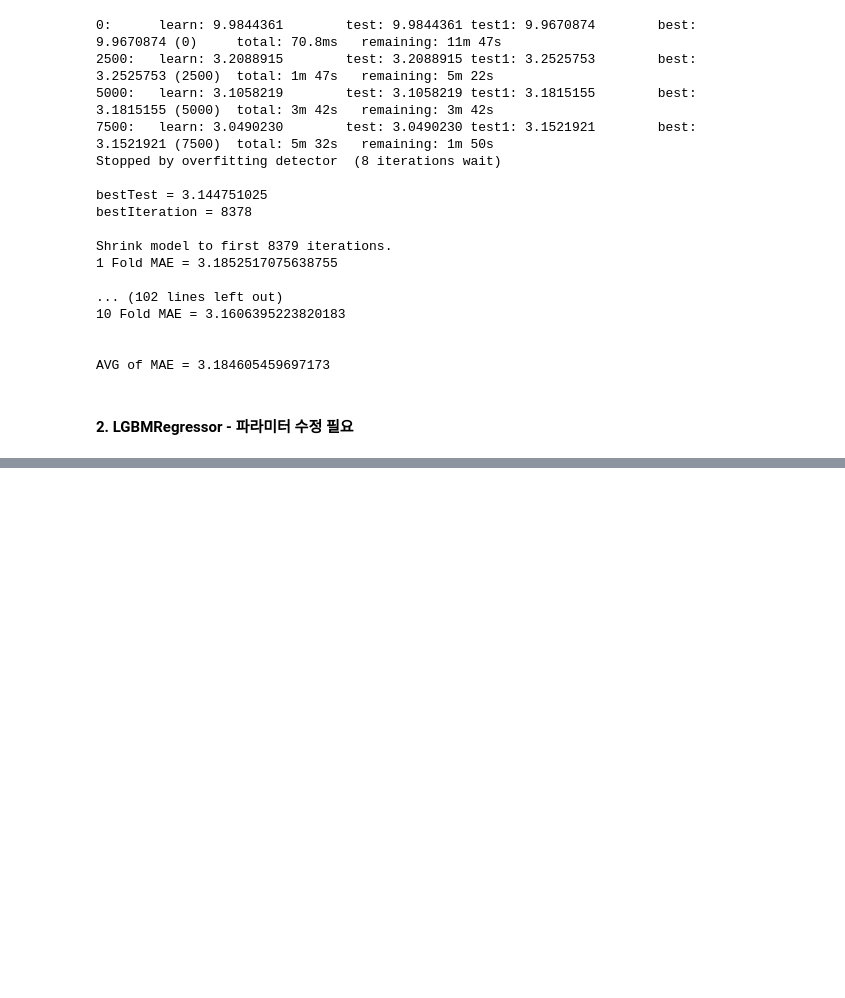
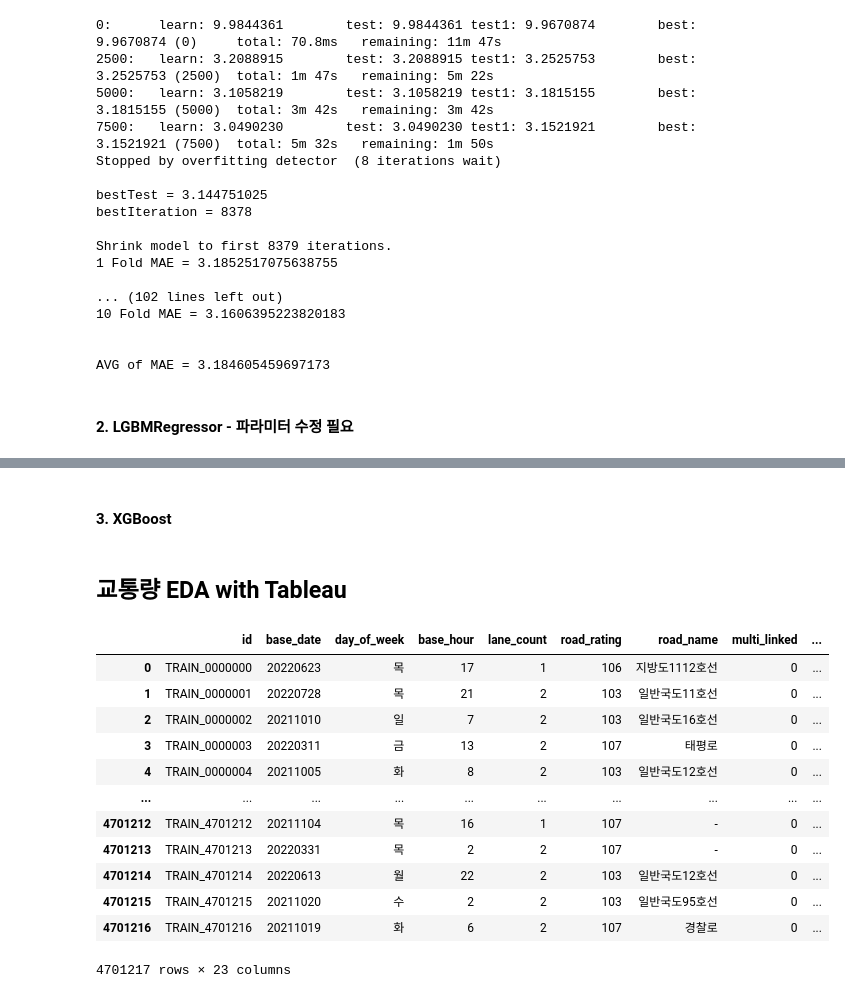
Before and after one commit to zudata/BEAKJOON, a Jupyter notebook: study/practice_note.ipynb, the cells around one changed output, grey strips where cells are left out. Drawn from its saved outputs; the diff is of its cells as text; code cells hidden in the pictures; blank space fills up the shorter version.

```diff
--- a/study/practice_note.ipynb
+++ b/study/practice_note.ipynb
@@ -506,0 +489,2 @@ xgb_param1 = {
+# %% [markdown]
+#### 3. XGBoost
@@ -506,0 +507,2 @@ xgb_param1 = {
+# %% [markdown]
+## 교통량 EDA with Tableau
@@ -506,0 +516,18 @@ xgb_param1 = {
+# %%
+train = pd.read_csv('data/jeju/train.csv')
+test = pd.read_csv('data/jeju/test.csv')
+train
+# %% [output]
+|  | id | base_date | day_of_week | base_hour | lane_count | road_rating | road_name | multi_linked | ... |
+| 0 | TRAIN_0000000 | 20220623 | 목 | 17 | 1 | 106 | 지방도1112호선 | 0 | ... |
+| 1 | TRAIN_0000001 | 20220728 | 목 | 21 | 2 | 103 | 일반국도11호선 | 0 | ... |
+| 2 | TRAIN_0000002 | 20211010 | 일 | 7 | 2 | 103 | 일반국도16호선 | 0 | ... |
+| 3 | TRAIN_0000003 | 20220311 | 금 | 13 | 2 | 107 | 태평로 | 0 | ... |
+| 4 | TRAIN_0000004 | 20211005 | 화 | 8 | 2 | 103 | 일반국도12호선 | 0 | ... |
+| ... | ... | ... | ... | ... | ... | ... | ... | ... | ... |
+| 4701212 | TRAIN_4701212 | 20211104 | 목 | 16 | 1 | 107 | - | 0 | ... |
+| 4701213 | TRAIN_4701213 | 20220331 | 목 | 2 | 2 | 107 | - | 0 | ... |
+| 4701214 | TRAIN_4701214 | 20220613 | 월 | 22 | 2 | 103 | 일반국도12호선 | 0 | ... |
+| 4701215 | TRAIN_4701215 | 20211020 | 수 | 2 | 2 | 103 | 일반국도95호선 | 0 | ... |
+| 4701216 | TRAIN_4701216 | 20211019 | 화 | 6 | 2 | 107 | 경찰로 | 0 | ... |
+4701217 rows × 23 columns
```
Also changed, not shown: parts of 11 cells of this notebook.
